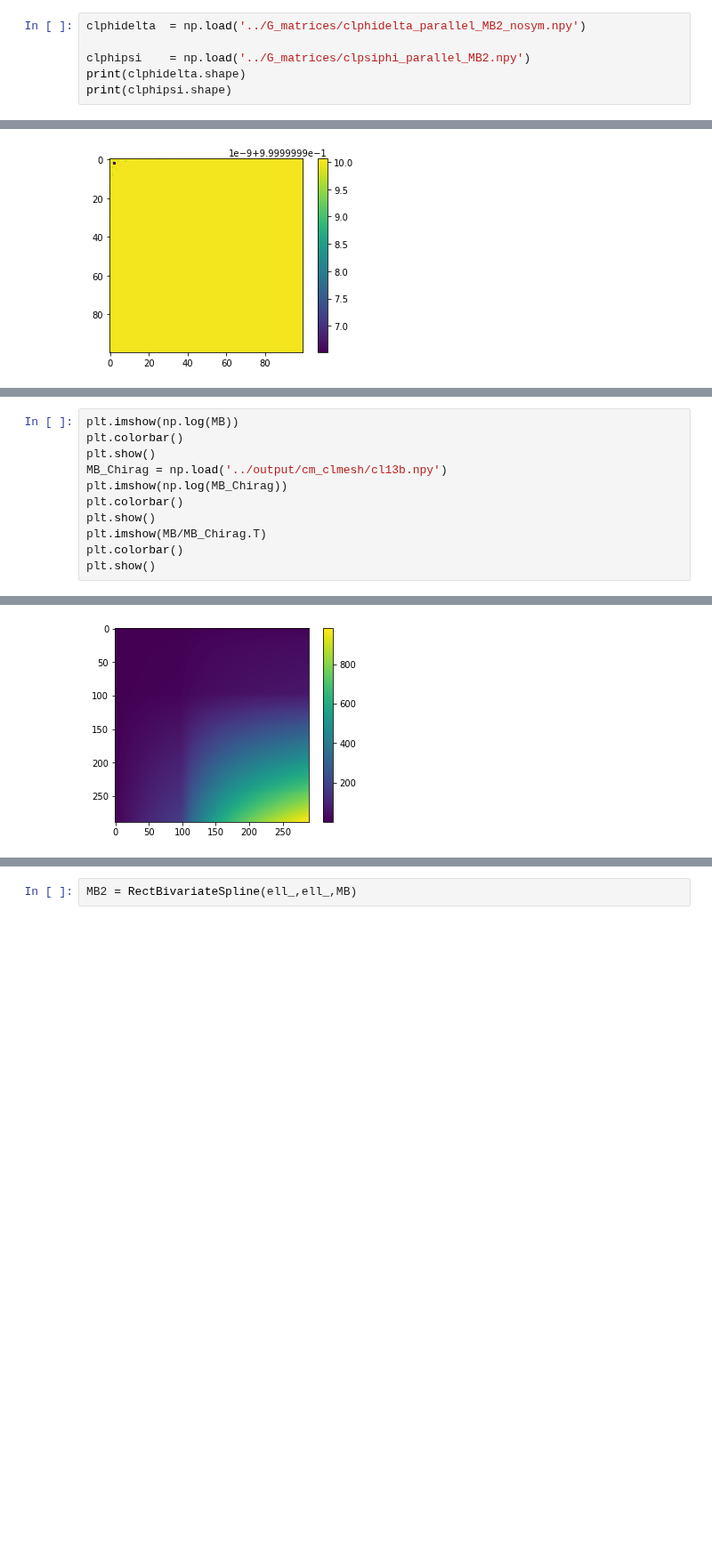
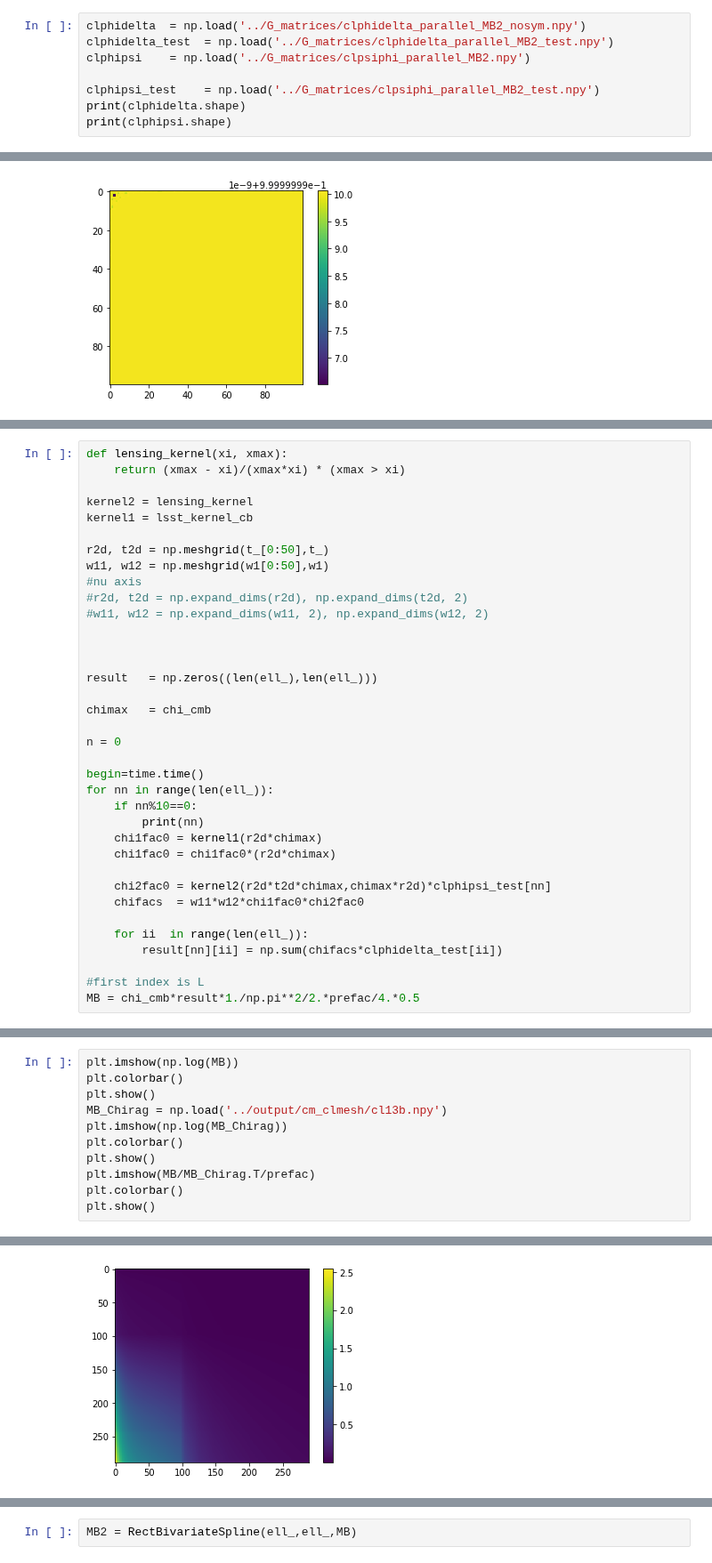
Before and after one commit to VMBoehm/postlimber, a Jupyter notebook: notebooks/PostBornTerms without Limber new approach- additional terms.ipynb, the cells around one changed output, grey strips where cells are left out. Shown at 89% size. Drawn from its saved outputs; the diff is of its cells as text; blank space fills up the shorter version.

```diff
--- a/notebooks/PostBornTerms without Limber new approach- additional terms.ipynb
+++ b/notebooks/PostBornTerms without Limber new approach- additional terms.ipynb
@@ -160,7 +160,9 @@ $-2 \int_{\vec{l}} [\vec{L}\cdot \vec{l}]^2 L^2 \int \mathrm{d}\chi \int \mathrm
 # %%
 clphidelta  = np.load('../G_matrices/clphidelta_parallel_MB2_nosym.npy')
+clphidelta_test  = np.load('../G_matrices/clphidelta_parallel_MB2_test.npy')
+clphipsi    = np.load('../G_matrices/clpsiphi_parallel_MB2.npy')
 
-clphipsi    = np.load('../G_matrices/clpsiphi_parallel_MB2.npy')
+clphipsi_test    = np.load('../G_matrices/clpsiphi_parallel_MB2_test.npy')
 print(clphidelta.shape)
 print(clphipsi.shape)
 # %% [output]
@@ -262,3 +292,39 @@ MB = chimax *chi_cmb*result*1./np.pi**2/2.*prefac/4.*0.5
 260
 270
 280
+# %%
+def lensing_kernel(xi, xmax):
+    return (xmax - xi)/(xmax*xi) * (xmax > xi)
+
+kernel2 = lensing_kernel
+kernel1 = lsst_kernel_cb
+
+r2d, t2d = np.meshgrid(t_[0:50],t_)
+w11, w12 = np.meshgrid(w1[0:50],w1)
+#nu axis
+#r2d, t2d = np.expand_dims(r2d), np.expand_dims(t2d, 2)
+#w11, w12 = np.expand_dims(w11, 2), np.expand_dims(w12, 2)
+
+
+
+result   = np.zeros((len(ell_),len(ell_)))
+
+chimax   = chi_cmb
+
+n = 0
+
+begin=time.time()
+for nn in range(len(ell_)):
+    if nn%10==0:
+        print(nn)
+    chi1fac0 = kernel1(r2d*chimax)
+    chi1fac0 = chi1fac0*(r2d*chimax)
+
+    chi2fac0 = kernel2(r2d*t2d*chimax,chimax*r2d)*clphipsi_test[nn]
+    chifacs  = w11*w12*chi1fac0*chi2fac0
+
+    for ii  in range(len(ell_)):
+        result[nn][ii] = np.sum(chifacs*clphidelta_test[ii])
+
+#first index is L
+MB = chi_cmb*result*1./np.pi**2/2.*prefac/4.*0.5
@@ -270,7 +353,7 @@ MB_Chirag = np.load('../output/cm_clmesh/cl13b.npy')
 plt.imshow(np.log(MB_Chirag))
 plt.colorbar()
 plt.show()
-plt.imshow(MB/MB_Chirag.T)
+plt.imshow(MB/MB_Chirag.T/prefac)
 plt.colorbar()
 plt.show()
 # %% [output]
@@ -278,2 +361,2 @@ plt.show()
 [figure]
-[figure, old version]
+[figure, new version]
```
Also changed, not shown: parts of 13 cells of this notebook, 5 other files.
